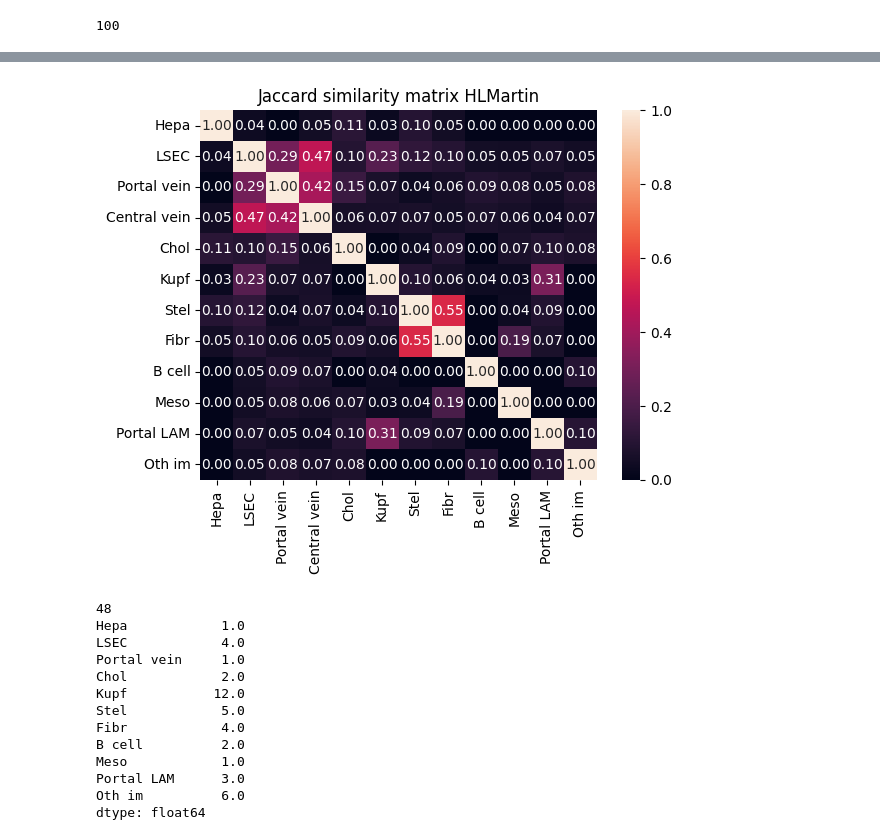
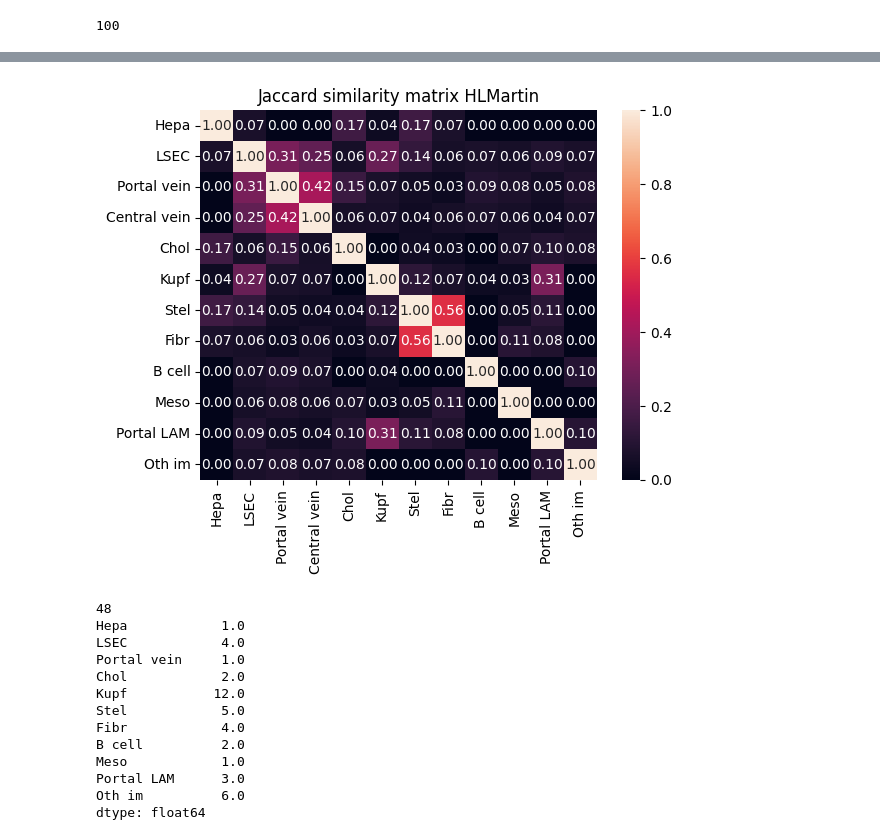
Before and after one commit to WoutVanhenden/Thesis, a Jupyter notebook: markers_annotation.ipynb, the cells around one changed output, grey strips where cells are left out. Cells and saved outputs as stored; diff of their text form; code cells hidden in the pictures.

Commit message:
marker gene lists

```diff
--- a/markers_annotation.ipynb
+++ b/markers_annotation.ipynb
@@ -92,14 +92,14 @@ marker_genes_hl = marker_genes_hl.replace('Mid', 0.5)
 marker_genes_hl = marker_genes_hl.replace('O', 0)
 #print(marker_genes_hl.stack().value_counts())
 marker_genes_HL = pd.DataFrame()
-marker_genes_HL['Hepa'] = (marker_genes_hl['Hepatocytes'] + marker_genes_hl['HepatocytesPortal'] + marker_genes_hl['HepatocytesCentral'])/3
-marker_genes_HL['LSEC'] = (marker_genes_hl['LSEC45'] + marker_genes_hl['LSEC Portal'] + marker_genes_hl['LSEC Central'])/3
+marker_genes_HL['Hepa'] = marker_genes_hl['Hepatocytes'] #+ marker_genes_hl['HepatocytesPortal'] + marker_genes_hl['HepatocytesCentral'])/3
+marker_genes_HL['LSEC'] = marker_genes_hl['LSEC45'] #+ marker_genes_hl['LSEC Portal'] + marker_genes_hl['LSEC Central'])/3
 marker_genes_HL['Portal vein'] = marker_genes_hl['portal_vein_EC45']
 marker_genes_HL['Central vein'] = marker_genes_hl['central_vein_EC45']
 marker_genes_HL['Chol'] = marker_genes_hl['Cholangiocytes']
 marker_genes_HL['Kupf'] = marker_genes_hl['Kupffer cells']
-marker_genes_HL['Stel'] = (marker_genes_hl['stellateAll'] + marker_genes_hl['stellate PeriPortal'] + marker_genes_hl['stellate PeriCentral'])/3
-marker_genes_HL['Fibr'] = (marker_genes_hl['FibroblastAll'] + marker_genes_hl['fibroblastPortal'] + marker_genes_hl['FibroblastsCentral'] + marker_genes_hl['capsular_fibroblasts45'])/4
+marker_genes_HL['Stel'] = marker_genes_hl['stellateAll'] #+ marker_genes_hl['stellate PeriPortal'] + marker_genes_hl['stellate PeriCentral'])/3
+marker_genes_HL['Fibr'] = marker_genes_hl['FibroblastAll'] #+ marker_genes_hl['fibroblastPortal'] + marker_genes_hl['FibroblastsCentral'] + marker_genes_hl['capsular_fibroblasts45'])/4
 marker_genes_HL['B cell'] = marker_genes_hl['B cells']
 marker_genes_HL['Meso'] = marker_genes_hl['Mesothelial cells']
 marker_genes_HL['Portal LAM'] = marker_genes_hl['Portal LAM macrophages']
@@ -126,5 +126,5 @@ Oth im           6.000
 dtype: float64
-[figure, old version]
+[figure, new version]
 # %%
 # create marker gene list based on updated Sparrow marker panel by Michiel
 mapping_cell_type_names = {}
```
Also changed, not shown: parts of 2 cells of this notebook, 6 other files.
